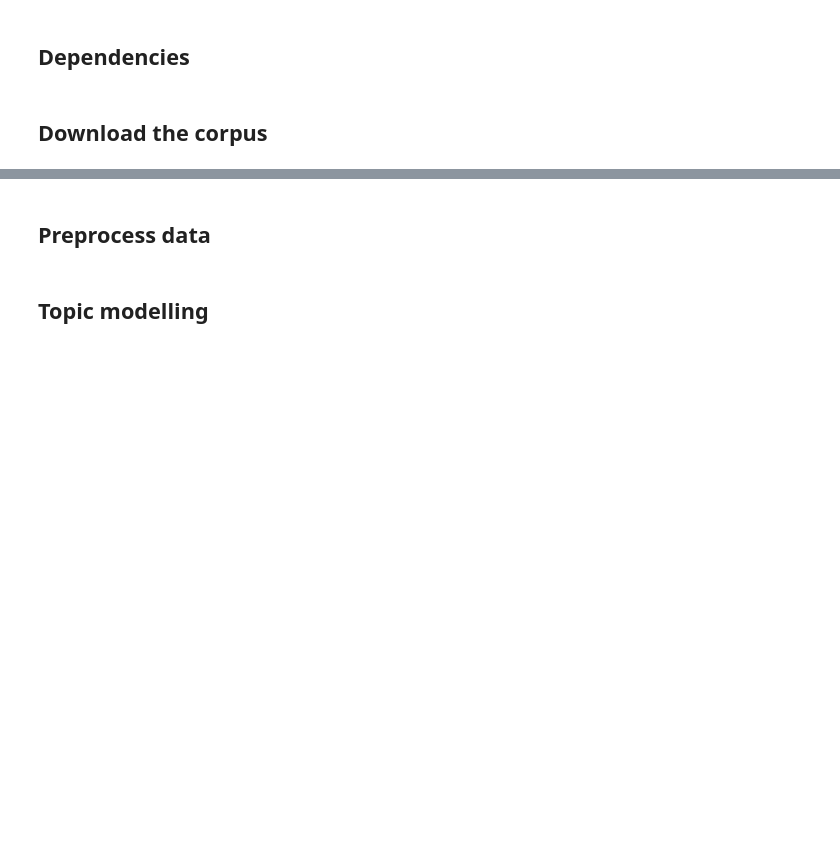
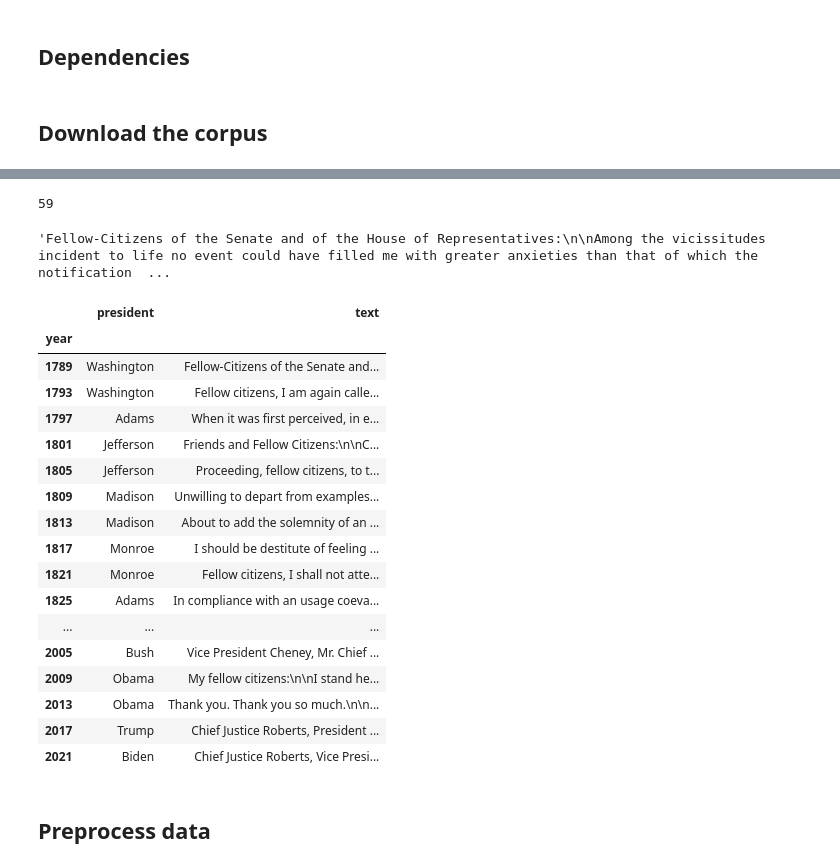
Before and after one commit to howard-haowen/NLP-demos, a Jupyter notebook: gensim_playground.ipynb, the cells around one changed output, grey strips where cells are left out. Cells and saved outputs as stored; diff of their text form; code cells hidden in the pictures; blank space fills up the shorter version.

```diff
--- a/gensim_playground.ipynb
+++ b/gensim_playground.ipynb
@@ -56,22 +73,49 @@ from nltk.corpus import movie_reviews
 # %%
-file_ids = movie_reviews.fileids()
+file_ids = inaugural.fileids()
 len(file_ids)
+# %% [output]
+59
 # %%
-movie_reviews.raw(file_ids[0])
+inaugural.raw(file_ids[0])
+# %% [output]
+'Fellow-Citizens of the Senate and of the House of Representatives:\n\nAmong the vicissitudes incident to life no event could have filled me with greater anxieties than that of which the notification  ...
 # %%
-def moviews2df(file_ids):
-    sentiments = [1 if id[:3] == 'pos' else 0 for id in file_ids]
-    texts = [movie_reviews.raw(id) for id in file_ids]
+def inaugura2df(file_ids):
+    years = [id[:4] for id in file_ids]
+    presidents = [id[5:].replace(".txt", "") for id in file_ids]
+    texts = [inaugural.raw(id) for id in file_ids]
     df = pd.DataFrame(
         {
-            "sentiment": sentiments,
+            "year": years,
+            "president": presidents,
             "text": texts,
         }
     )
+    df.set_index("year", inplace=True)
+    df.index = df.index.astype(int)
     return df
 # %%
-df = moviews2df(file_ids)
+df = inaugura2df(file_ids)
 df
+# %% [output]
+|  | president | text |
+| year |  |  |
+| 1789 | Washington | Fellow-Citizens of the Senate and... |
+| 1793 | Washington | Fellow citizens, I am again calle... |
+| 1797 | Adams | When it was first perceived, in e... |
+| 1801 | Jefferson | Friends and Fellow Citizens:\n\nC... |
+| 1805 | Jefferson | Proceeding, fellow citizens, to t... |
+| 1809 | Madison | Unwilling to depart from examples... |
+| 1813 | Madison | About to add the solemnity of an ... |
+| 1817 | Monroe | I should be destitute of feeling ... |
+| 1821 | Monroe | Fellow citizens, I shall not atte... |
+| 1825 | Adams | In compliance with an usage coeva... |
+| ... | ... | ... |
+| 2005 | Bush | Vice President Cheney, Mr. Chief ... |
+| 2009 | Obama | My fellow citizens:\n\nI stand he... |
+| 2013 | Obama | Thank you. Thank you so much.\n\n... |
+| 2017 | Trump | Chief Justice Roberts, President ... |
+| 2021 | Biden | Chief Justice Roberts, Vice Presi... |
 # %% [markdown]
 ## Preprocess data
 # %%
@@ -97,2 +122,0 @@ df
-# %% [markdown]
-## Topic modelling
```
Also changed, not shown: parts of 7 cells of this notebook.
